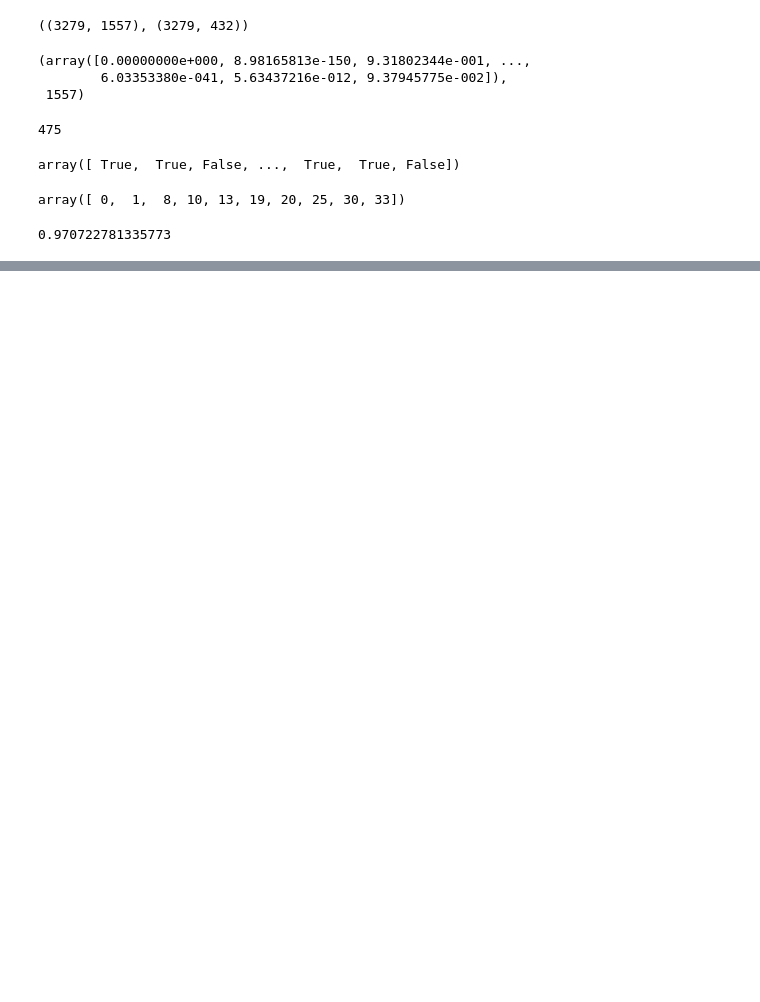
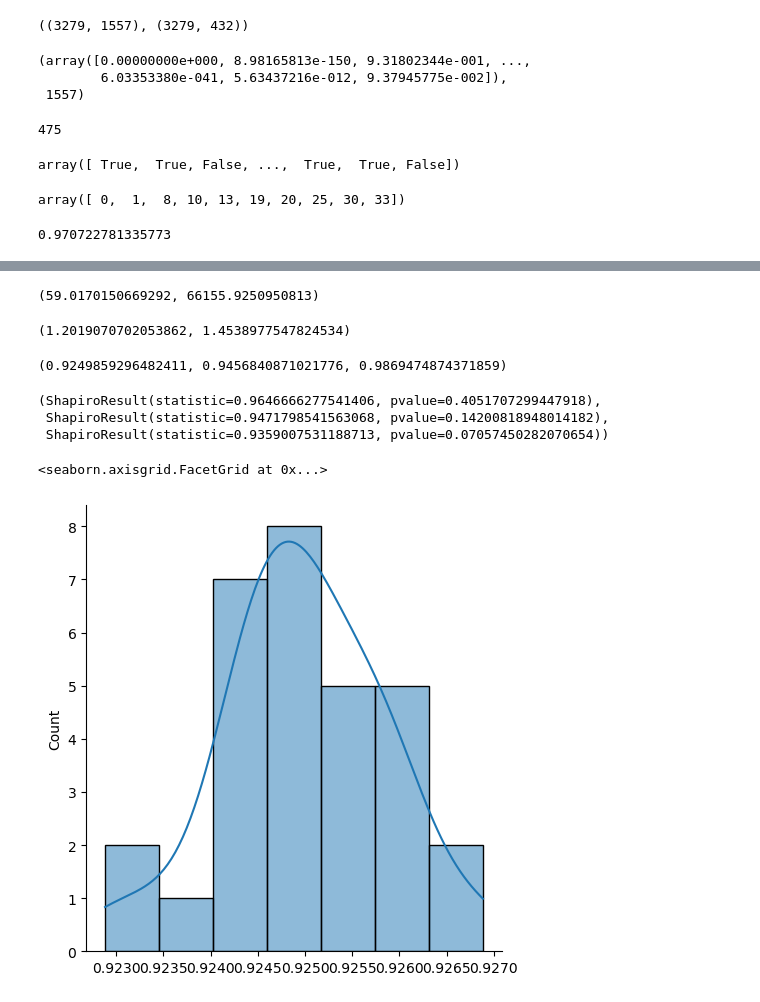
Before and after one commit to Dionmax/BurningMyBrain, a Jupyter notebook: EstatisticaDataScience/IntervalsAndHypothesis.ipynb, the cells around one changed output, grey strips where cells are left out. Cells and saved outputs as stored; diff of their text form; code cells hidden in the pictures; blank space fills up the shorter version.

```diff
--- a/EstatisticaDataScience/IntervalsAndHypothesis.ipynb
+++ b/EstatisticaDataScience/IntervalsAndHypothesis.ipynb
@@ -654,0 +855,6 @@ accuracy_score(y, y_pred_2)
+# %%
+data_credit = pd.read_csv("data/credit_data.csv")
+
+data_credit.dropna(inplace=True)
+
+data_credit.head()
@@ -654,0 +868,54 @@ accuracy_score(y, y_pred_2)
+# %%
+X = data_credit.iloc[:, 1:4].values
+y = np.array(data_credit.iloc[:, 4].values)
+
+min(X[0]), max(X[0])
+# %% [output]
+(59.0170150669292, 66155.9250950813)
+# %%
+scaler = StandardScaler()
+X = scaler.fit_transform(X)
+
+min(X[0]), max(X[0])
+# %% [output]
+(1.2019070702053862, 1.4538977547824534)
+# %%
+results_naive_bayes_cv = []
+results_logistic_cv = []
+results_random_forest_cv = []
+
+for i in range(30):
+    kfold = KFold(n_splits=10, shuffle=True, random_state=i)
+
+    naive_bayes_model = GaussianNB()
+    scores = cross_val_score(naive_bayes_model, X, y, cv=kfold)
+    results_naive_bayes_cv.append(scores.mean())
+
+    logistic_model = LogisticRegression()
+    scores = cross_val_score(logistic_model, X, y, cv=kfold)
+    results_logistic_cv.append(scores.mean())
+
+    random_forest_model = RandomForestClassifier()
+    scores = cross_val_score(random_forest_model, X, y, cv=kfold)
+    results_random_forest_cv.append(scores.mean())
+
+results_naive_bayes_cv = np.array(results_naive_bayes_cv)
+results_logistic_cv = np.array(results_logistic_cv)
+results_random_forest_cv = np.array(results_random_forest_cv)
+
+results_naive_bayes_cv.mean(), results_logistic_cv.mean(), results_random_forest_cv.mean()
+# %% [output]
+(0.9249859296482411, 0.9456840871021776, 0.9869474874371859)
+# %%
+alpha = 0.05
+
+shapiro(results_naive_bayes_cv), shapiro(results_logistic_cv), shapiro(results_random_forest_cv)
+# %% [output]
+(ShapiroResult(statistic=0.9646666277541406, pvalue=0.4051707299447918),
+ ShapiroResult(statistic=0.9471798541563068, pvalue=0.14200818948014182),
+ ShapiroResult(statistic=0.9359007531188713, pvalue=0.07057450282070654))
+# %%
+sns.displot(results_naive_bayes_cv, kde=True)
+# %% [output]
+<seaborn.axisgrid.FacetGrid at 0x...>
+[figure, added]
```
Also changed, not shown: parts of 42 cells of this notebook.
